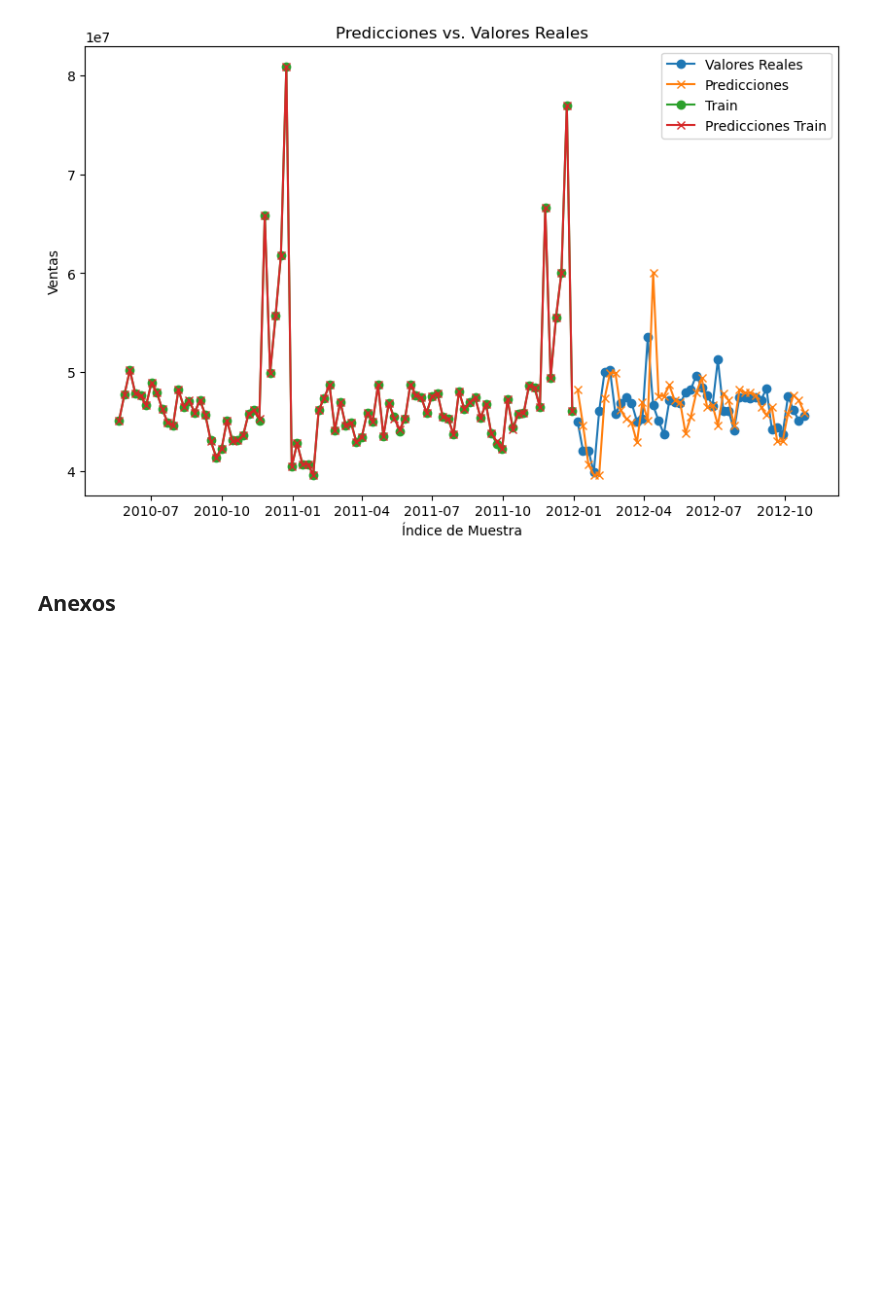
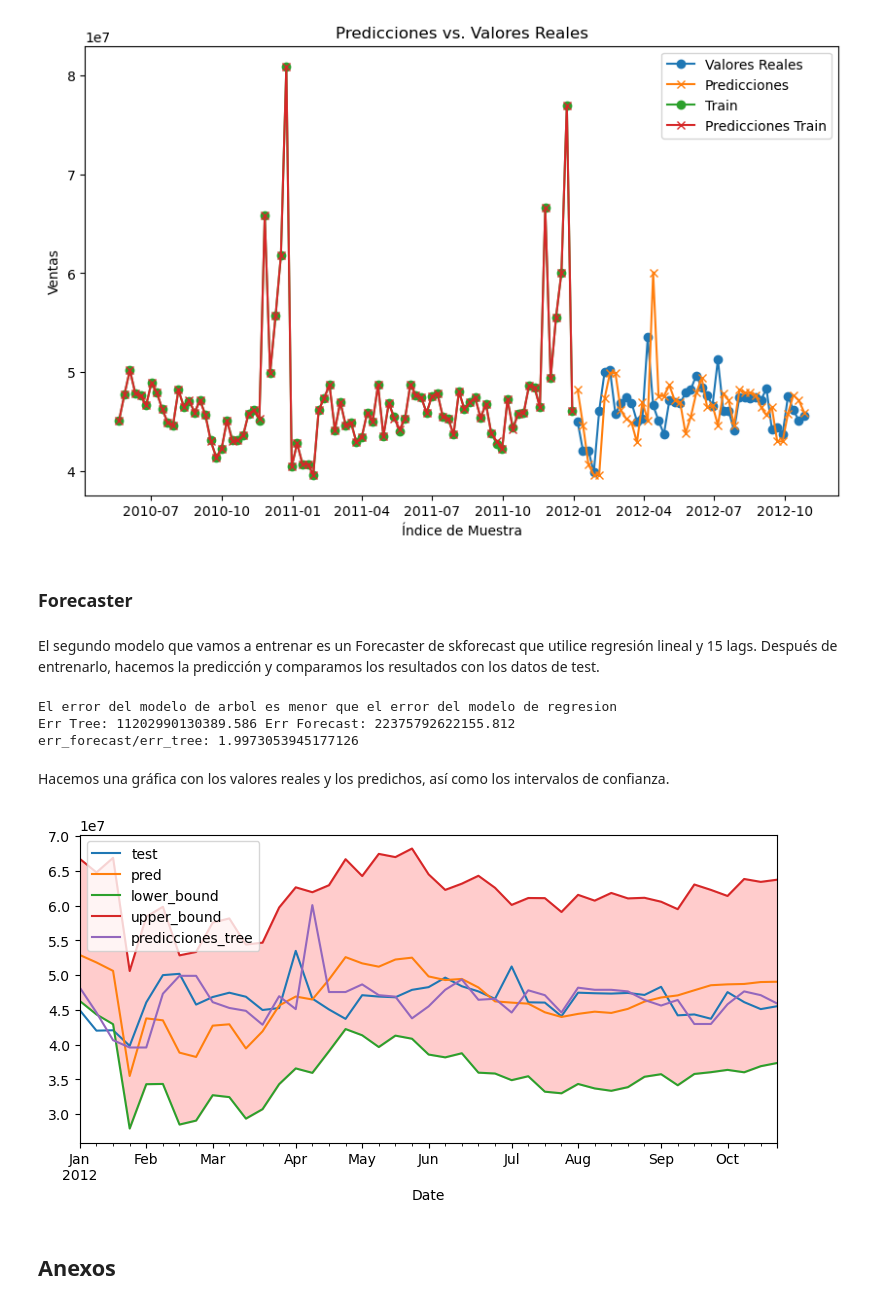
Before and after one commit to DiegoCollado27/walmart, a Jupyter notebook: main.ipynb, the cells around one changed output. Drawn from its saved outputs; the diff is of its cells as text; code cells hidden in the pictures; blank space fills up the shorter version.

```diff
--- a/main.ipynb
+++ b/main.ipynb
@@ -200,8 +211,8 @@ y_test = test['Weekly_Sales']
 # Crear y entrenar el modelo de árbol de decisión
 modelo_arbol = DecisionTreeRegressor(max_depth=10, random_state=42)
 modelo_arbol.fit(X_train, y_train)
-predicciones = modelo_arbol.predict(X_test)
-err = mean_squared_error(y_test, predicciones)
-print(err)
+predicciones_tree = modelo_arbol.predict(X_test)
+err_tree = mean_squared_error(y_test, predicciones_tree)
+print(err_tree)
 # %% [output]
 11202990130389.586
@@ -218,6 +231,57 @@ plt.legend()
 plt.show()
 # %% [output]
 [figure]
+# %% [markdown]
+### Forecaster
+# %% [markdown]
+El segundo modelo que vamos a entrenar es un Forecaster de skforecast que utilice regresión lineal y 15 lags. Después de entrenarlo, hacemos la predicción y comparamos los resultados con los datos de test.
+# %%
+# Crear y entrenar forecaster
+# ==============================================================================
+forecaster = ForecasterAutoreg(
+                    regressor = LinearRegression(),
+                    lags = 15
+             )
+
+forecaster.fit(y=train['Weekly_Sales'])
+
+# Intervalos de predicción
+# ==============================================================================
+predicciones = forecaster.predict_interval(
+                    steps    = len(y_test)
+               )
+predicciones = predicciones.set_index(y_test.index)
+predicciones.head(5)
+
+err_forecast = mean_squared_error(y_test, predicciones['pred'])
+if err_forecast > err_tree:
+    print("El error del modelo de arbol es menor que el error del modelo de regresion")
+else:
+     print("El error del modelo de arbol es mayor que el error del modelo de regresion")
+print(f'Err Tree: {err_tree} Err Forecast: {err_forecast}')
+print(f'err_forecast/err_tree: {err_forecast/err_tree}')
+# %% [output]
+El error del modelo de arbol es menor que el error del modelo de regresion
+Err Tree: 11202990130389.586 Err Forecast: 22375792622155.812
+err_forecast/err_tree: 1.9973053945177126
+# %% [markdown]
+Hacemos una gráfica con los valores reales y los predichos, así como los intervalos de confianza.
+# %%
+fig, ax = plt.subplots(figsize=(9, 4))
+y_test.plot(ax=ax, label='test')
+predicciones.plot(ax=ax, label='predicciones')
+predicciones_tree = pd.Series(predicciones_tree, index=y_test.index)
+predicciones_tree.plot(ax=ax, label='predicciones_tree')
+ax.fill_between(
+    y_test.index,
+    predicciones['lower_bound'],
+    predicciones['upper_bound'],
+    color = 'red',
+    alpha = 0.2
+)
+ax.legend();
+# %% [output]
+[figure, added]
 # %% [markdown]
 ## Anexos
 # %%
```
Also changed, not shown: parts of 8 cells of this notebook.
